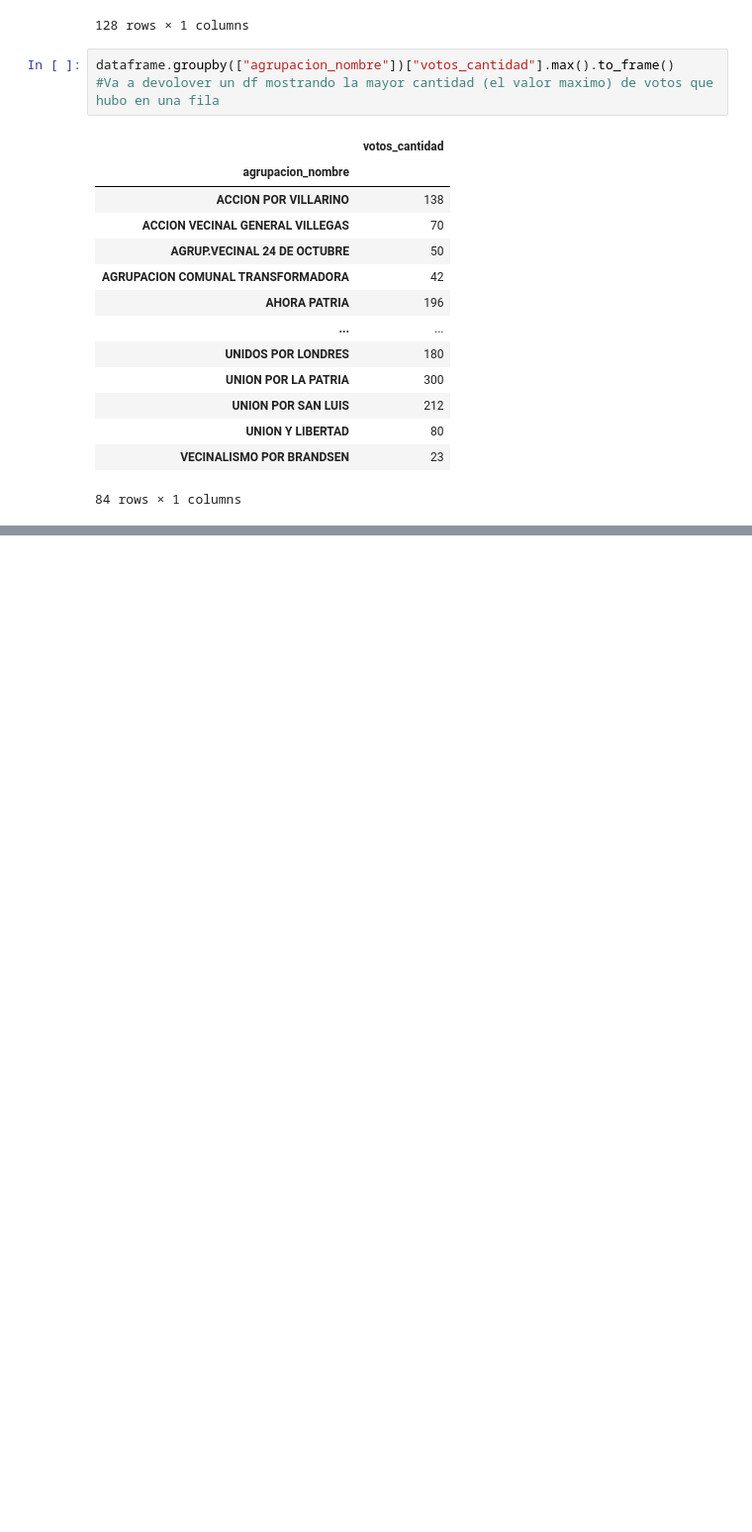
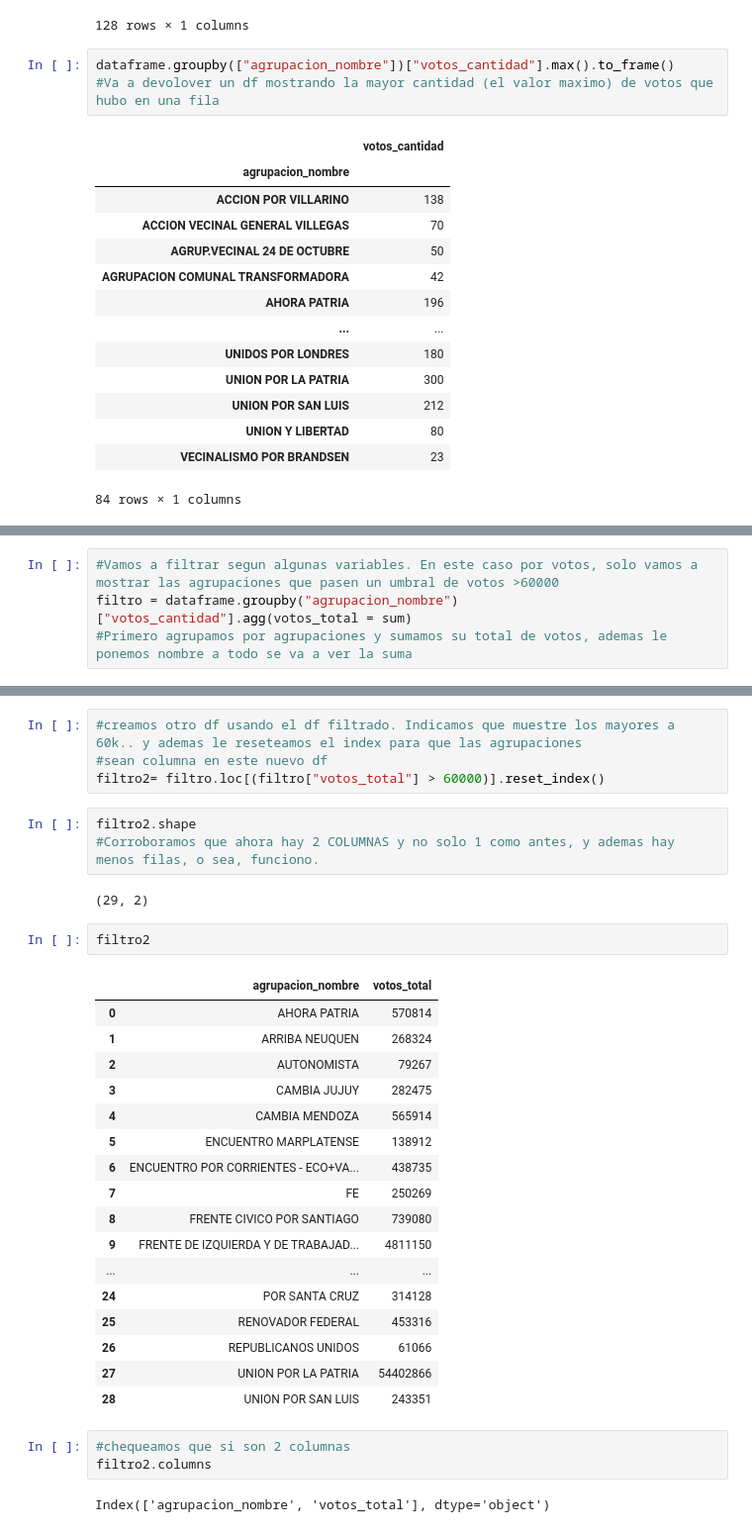
Before and after one commit to Leonel-Moron/TP_M4OP, a Jupyter notebook: Carpeta Prueba/Ejemplo con Resultados.ipynb, the cells around one changed output, grey strips where cells are left out. Shown at 99% size. Drawn from its saved outputs; the diff is of its cells as text; blank space fills up the shorter version.

```diff
--- a/Carpeta Prueba/Ejemplo con Resultados.ipynb
+++ b/Carpeta Prueba/Ejemplo con Resultados.ipynb
@@ -163,0 +202,4 @@ dataframe.groupby(["agrupacion_nombre"])["votos_cantidad"].max().to_frame()
+# %%
+#Vamos a filtrar segun algunas variables. En este caso por votos, solo vamos a mostrar las agrupaciones que pasen un umbral de votos >60000
+filtro = dataframe.groupby("agrupacion_nombre")["votos_cantidad"].agg(votos_total = sum)
+#Primero agrupamos por agrupaciones y sumamos su total de votos, ademas le ponemos nombre a todo se va a ver la suma
@@ -163,0 +229,34 @@ dataframe.groupby(["agrupacion_nombre"])["votos_cantidad"].max().to_frame()
+# %%
+#creamos otro df usando el df filtrado. Indicamos que muestre los mayores a 60k.. y ademas le reseteamos el index para que las agrupaciones
+#sean columna en este nuevo df
+filtro2= filtro.loc[(filtro["votos_total"] > 60000)].reset_index()
+# %%
+filtro2.shape
+#Corroboramos que ahora hay 2 COLUMNAS y no solo 1 como antes, y ademas hay menos filas, o sea, funciono.
+# %% [output]
+(29, 2)
+# %%
+filtro2
+# %% [output]
+|  | agrupacion_nombre | votos_total |
+| 0 | AHORA PATRIA | 570814 |
+| 1 | ARRIBA NEUQUEN | 268324 |
+| 2 | AUTONOMISTA | 79267 |
+| 3 | CAMBIA JUJUY | 282475 |
+| 4 | CAMBIA MENDOZA | 565914 |
+| 5 | ENCUENTRO MARPLATENSE | 138912 |
+| 6 | ENCUENTRO POR CORRIENTES - ECO+VA... | 438735 |
+| 7 | FE | 250269 |
+| 8 | FRENTE CIVICO POR SANTIAGO | 739080 |
+| 9 | FRENTE DE IZQUIERDA Y DE TRABAJAD... | 4811150 |
+| ... | ... | ... |
+| 24 | POR SANTA CRUZ | 314128 |
+| 25 | RENOVADOR FEDERAL | 453316 |
+| 26 | REPUBLICANOS UNIDOS | 61066 |
+| 27 | UNION POR LA PATRIA | 54402866 |
+| 28 | UNION POR SAN LUIS | 243351 |
+# %%
+#chequeamos que si son 2 columnas
+filtro2.columns
+# %% [output]
+Index(['agrupacion_nombre', 'votos_total'], dtype='object')
```
Also changed, not shown: parts of 4 cells of this notebook.
